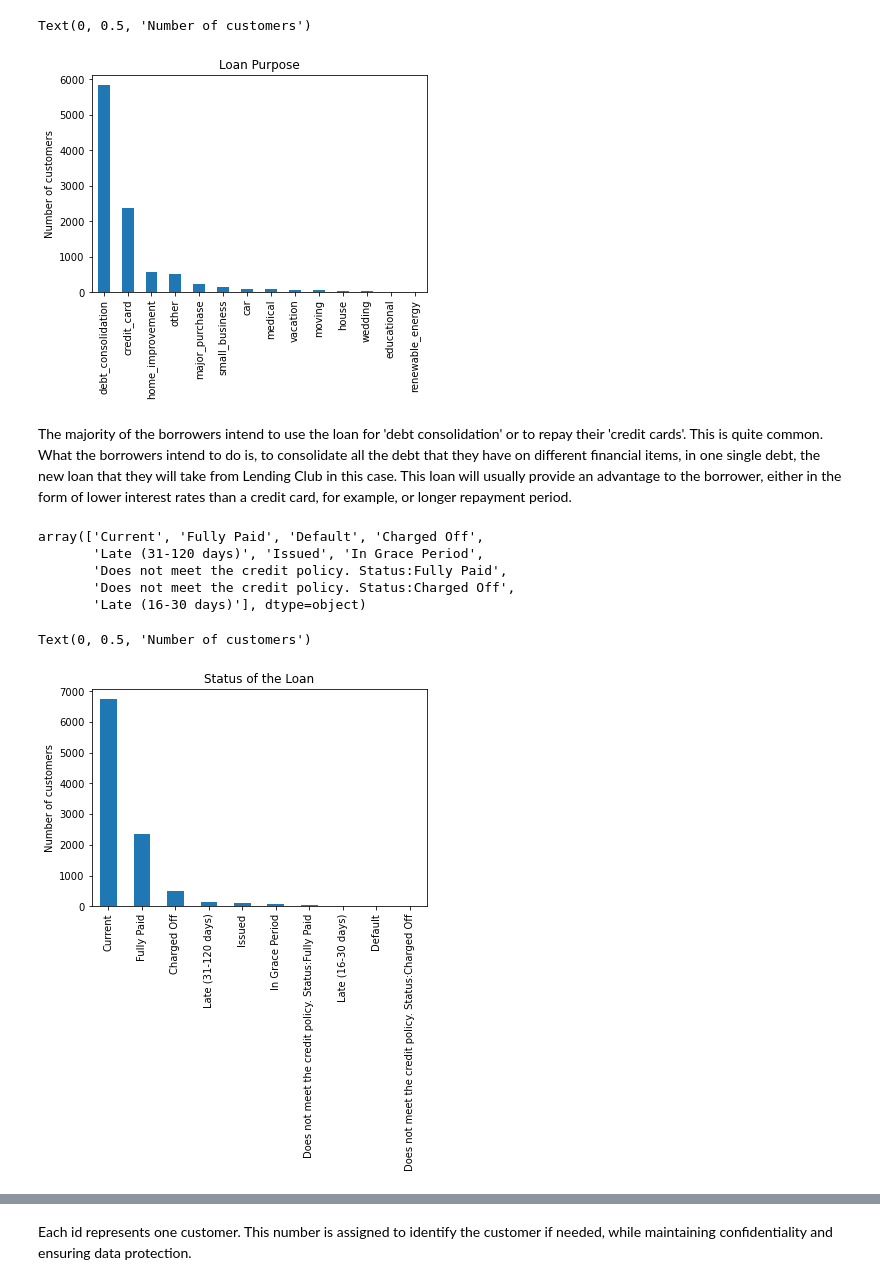
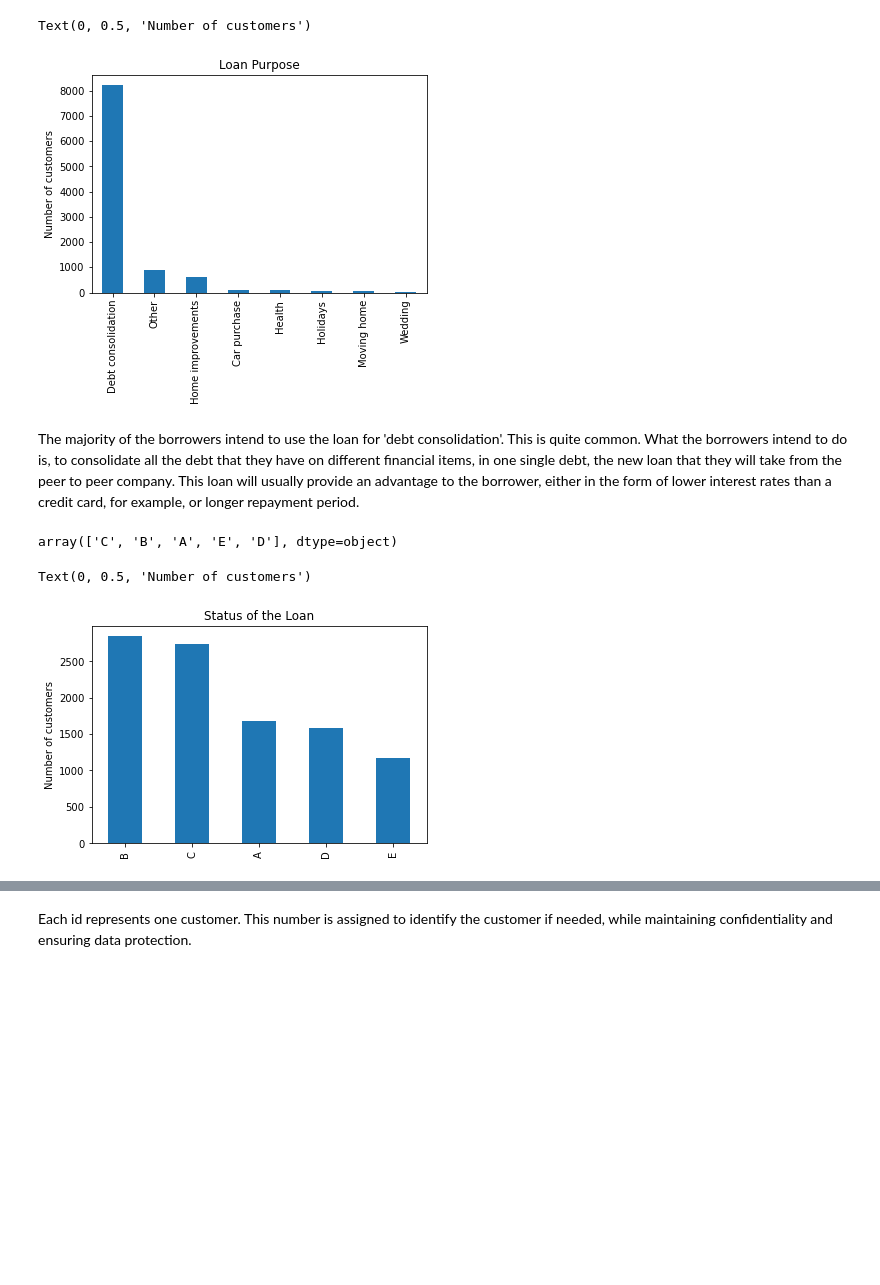
Before and after one commit to solegalli/feature-engineering-for-machine-learning, a Jupyter notebook: Section-02-Types-of-Variables/02.2-Categorical-Variables.ipynb, the cells around one changed output, grey strips where cells are left out. Cells and saved outputs as stored; diff of their text form; code cells hidden in the pictures; blank space fills up the shorter version.

Commit message:
removed lending club dataset

```diff
--- a/Section-02-Types-of-Variables/02.2-Categorical-Variables.ipynb
+++ b/Section-02-Types-of-Variables/02.2-Categorical-Variables.ipynb
@@ -98,0 +72,12 @@ data.head()
+# %%
+# let's load the dataset
+
+# Variable definitions:
+#-------------------------
+# loan_purpose: intended use of the loan
+# market: the risk market assigned to the borrower (based in their financial situation)
+# householder: whether the borrower owns or rents their property
+
+data = pd.read_csv('../loan.csv')
+
+data.head()
@@ -150,35 +137,29 @@ Debt consolidation means that the borrower would like a loan to cancel previous
 # the code below counts the number of observations (borrowers)
 # within each category and then makes a plot
 
-fig = data['purpose'].value_counts().plot.bar()
+fig = data['loan_purpose'].value_counts().plot.bar()
 fig.set_title('Loan Purpose')
 fig.set_ylabel('Number of customers')
 # %% [output]
 Text(0, 0.5, 'Number of customers')
-[figure, old version]
+[figure, new version]
 # %% [markdown]
-The majority of the borrowers intend to use the loan for 'debt consolidation' or to repay their 'credit cards'. This is quite common. What the borrowers intend to do is, to consolidate all the debt that they have on different financial items, in one single debt, the new loan that they will take from Lending Club in this case. This loan will usually provide an advantage to the borrower, either in the form of lower interest rates than a credit card, for example, or longer repayment period.
+The majority of the borrowers intend to use the loan for 'debt consolidation'. This is quite common. What the borrowers intend to do is, to consolidate all the debt that they have on different financial items, in one single debt, the new loan that they will take from the peer to peer company. This loan will usually provide an advantage to the borrower, either in the form of lower interest rates than a credit card, for example, or longer repayment period.
-# %%
-# let's look at one additional categorical variable,
-# "loan status", which represents the current status
-# of the loan. This is whether the loan is still active
-# and being repaid, or if it was defaulted,
-# or if it was fully paid among other things.
-
-data.loan_status.unique()
-# %% [output]
-array(['Current', 'Fully Paid', 'Default', 'Charged Off',
-       'Late (31-120 days)', 'Issued', 'In Grace Period',
-       'Does not meet the credit policy. Status:Fully Paid',
-       'Does not meet the credit policy. Status:Charged Off',
-       'Late (16-30 days)'], dtype=object)
+# %%
+# let's look at one additional categorical variable,
+# "market", which represents the risk market or risk band
+# assigned to the borrower
+
+data['market'].unique()
+# %% [output]
+array(['C', 'B', 'A', 'E', 'D'], dtype=object)
 # %%
 # let's make a bar plot with the number of borrowers
 # within each category
 
-fig = data['loan_status'].value_counts().plot.bar()
+fig = data['market'].value_counts().plot.bar()
 fig.set_title('Status of the Loan')
 fig.set_ylabel('Number of customers')
 # %% [output]
 Text(0, 0.5, 'Number of customers')
-[figure, old version]
+[figure, new version]
```
Also changed, not shown: parts of 14 cells of this notebook, 6 other files.
